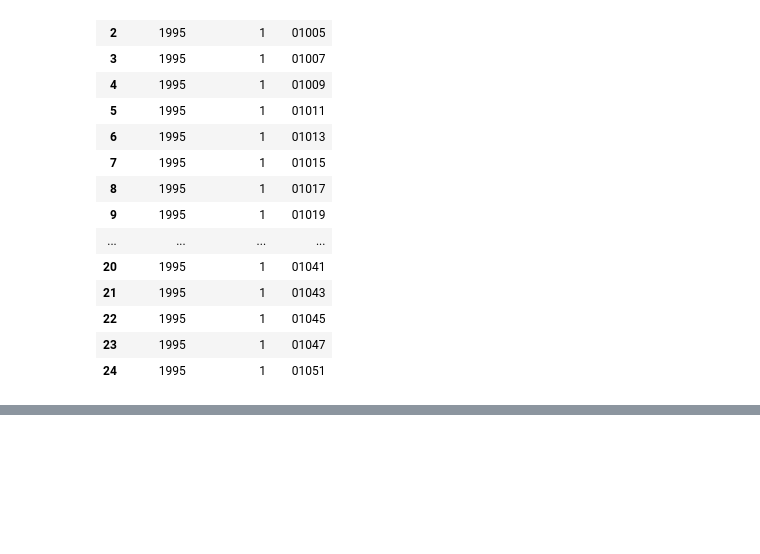
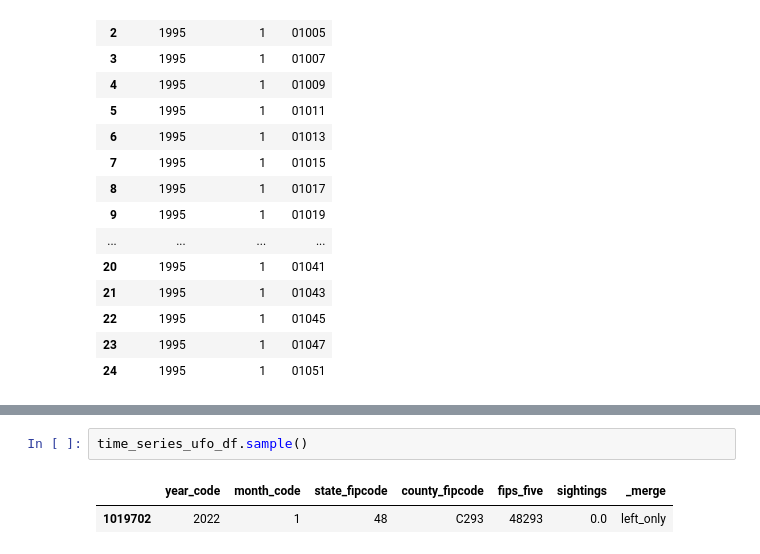
Before and after one commit to Caprikey/WGU_D497_Project_1, a Jupyter notebook: notebooks/data_analysis_main.ipynb, the cells around one changed output, grey strips where cells are left out. Drawn from its saved outputs; the diff is of its cells as text; blank space fills up the shorter version.

```diff
--- a/notebooks/data_analysis_main.ipynb
+++ b/notebooks/data_analysis_main.ipynb
@@ -279,0 +365,5 @@ all_combinations.head(25)
+# %%
+time_series_ufo_df.sample()
+# %% [output]
+|  | year_code | month_code | state_fipcode | county_fipcode | fips_five | sightings | _merge |
+| 1019702 | 2022 | 1 | 48 | C293 | 48293 | 0.0 | left_only |
```
Also changed, not shown: parts of 66 cells of this notebook, 22 other files.
